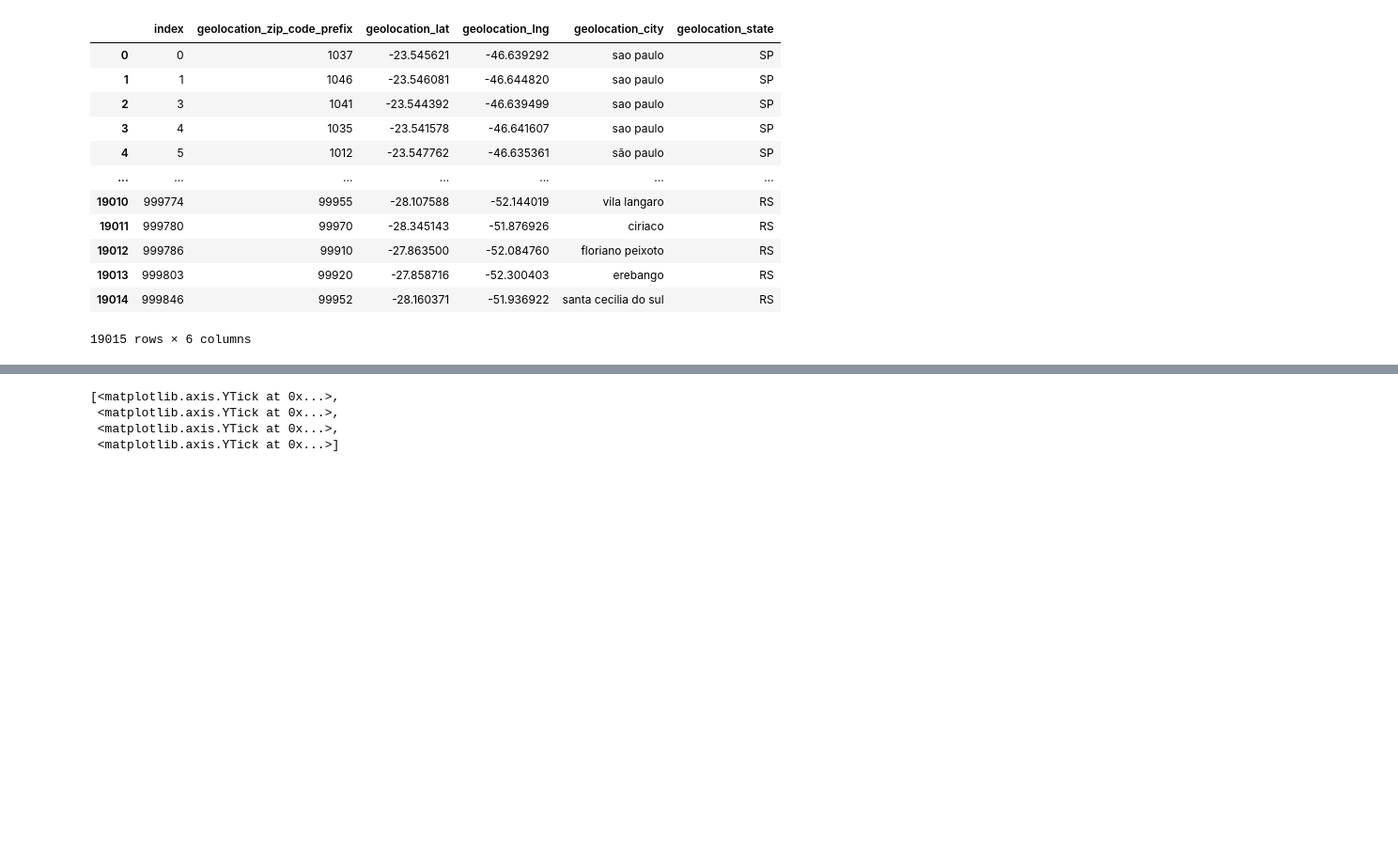
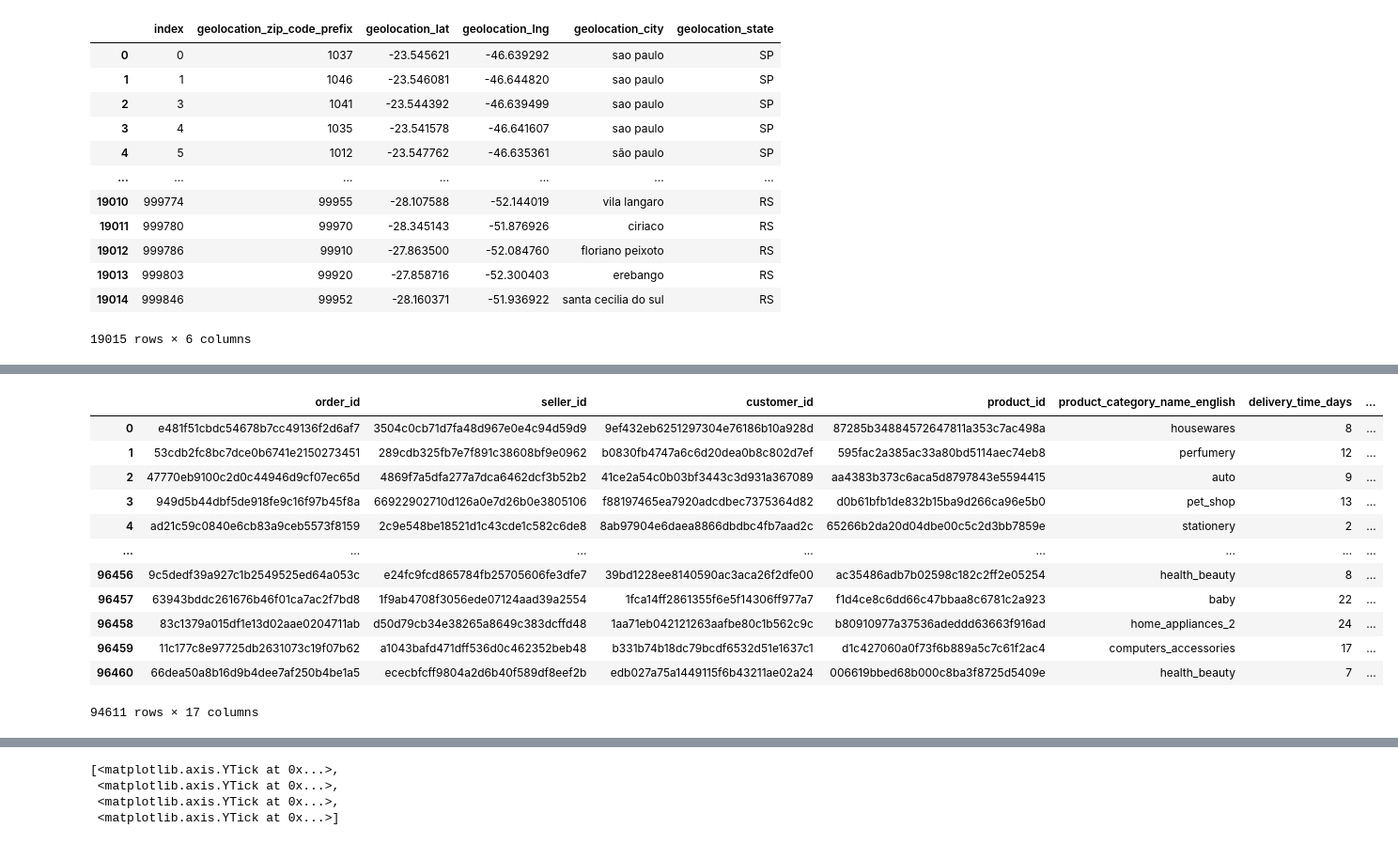
Before and after one commit to dzakiyma/olist_analysis_reviews, a Jupyter notebook: olist_analysis.ipynb, the cells around one changed output, grey strips where cells are left out. Shown at 94% size. Drawn from its saved outputs; the diff is of its cells as text; code cells hidden in the pictures; blank space fills up the shorter version.

```diff
--- a/olist_analysis.ipynb
+++ b/olist_analysis.ipynb
@@ -341,0 +414,3 @@ product_delivery = product_delivery.drop(['geolocation_zip_code_prefix_x', 'geol
+# %%
+product_delivery = product_delivery.dropna(axis=0)
+product_delivery.isna().sum()
@@ -368,6 +461,21 @@ order_distance = pd.Series(distance_series)
 # %%
 # Create new colums of order distances
 product_delivery = product_delivery.assign(order_distance_km = order_distance.values)
+product_delivery
+# %% [output]
+|  | order_id | seller_id | customer_id | product_id | product_category_name_english | delivery_time_days | ... |
+| 0 | e481f51cbdc54678b7cc49136f2d6af7 | 3504c0cb71d7fa48d967e0e4c94d59d9 | 9ef432eb6251297304e76186b10a928d | 87285b34884572647811a353c7ac498a | housewares | 8 | ... |
+| 1 | 53cdb2fc8bc7dce0b6741e2150273451 | 289cdb325fb7e7f891c38608bf9e0962 | b0830fb4747a6c6d20dea0b8c802d7ef | 595fac2a385ac33a80bd5114aec74eb8 | perfumery | 12 | ... |
+| 2 | 47770eb9100c2d0c44946d9cf07ec65d | 4869f7a5dfa277a7dca6462dcf3b52b2 | 41ce2a54c0b03bf3443c3d931a367089 | aa4383b373c6aca5d8797843e5594415 | auto | 9 | ... |
+| 3 | 949d5b44dbf5de918fe9c16f97b45f8a | 66922902710d126a0e7d26b0e3805106 | f88197465ea7920adcdbec7375364d82 | d0b61bfb1de832b15ba9d266ca96e5b0 | pet_shop | 13 | ... |
+| 4 | ad21c59c0840e6cb83a9ceb5573f8159 | 2c9e548be18521d1c43cde1c582c6de8 | 8ab97904e6daea8866dbdbc4fb7aad2c | 65266b2da20d04dbe00c5c2d3bb7859e | stationery | 2 | ... |
+| ... | ... | ... | ... | ... | ... | ... | ... |
+| 96456 | 9c5dedf39a927c1b2549525ed64a053c | e24fc9fcd865784fb25705606fe3dfe7 | 39bd1228ee8140590ac3aca26f2dfe00 | ac35486adb7b02598c182c2ff2e05254 | health_beauty | 8 | ... |
+| 96457 | 63943bddc261676b46f01ca7ac2f7bd8 | 1f9ab4708f3056ede07124aad39a2554 | 1fca14ff2861355f6e5f14306ff977a7 | f1d4ce8c6dd66c47bbaa8c6781c2a923 | baby | 22 | ... |
+| 96458 | 83c1379a015df1e13d02aae0204711ab | d50d79cb34e38265a8649c383dcffd48 | 1aa71eb042121263aafbe80c1b562c9c | b80910977a37536adeddd63663f916ad | home_appliances_2 | 24 | ... |
+| 96459 | 11c177c8e97725db2631073c19f07b62 | a1043bafd471dff536d0c462352beb48 | b331b74b18dc79bcdf6532d51e1637c1 | d1c427060a0f73f6b889a5c7c61f2ac4 | computers_accessories | 17 | ... |
+| 96460 | 66dea50a8b16d9b4dee7af250b4be1a5 | ececbfcff9804a2d6b40f589df8eef2b | edb027a75a1449115f6b43211ae02a24 | 006619bbed68b000c8ba3f8725d5409e | health_beauty | 7 | ... |
+94611 rows × 17 columns
 # %%
 # Create dataframe for correlation analysis
 delivery_corr = product_delivery[['product_weight_g',
```
Also changed, not shown: parts of 9 cells of this notebook.
